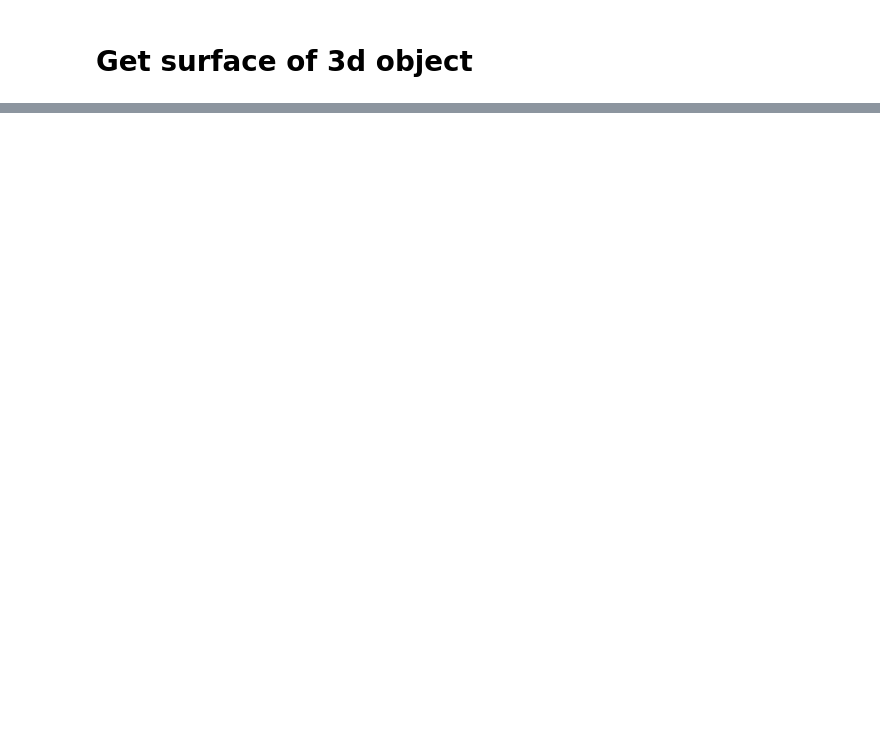
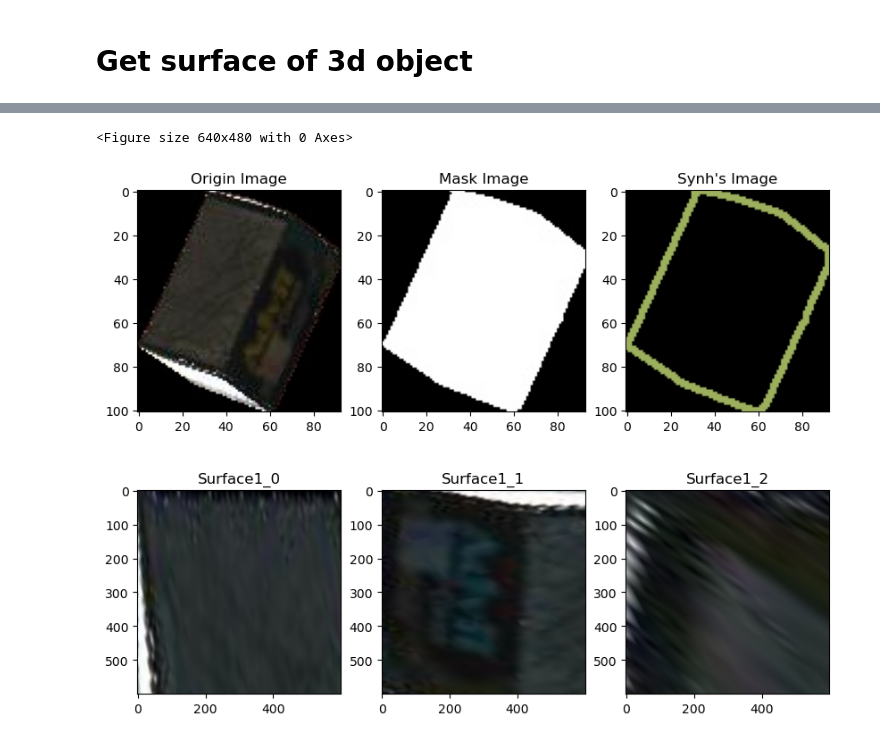
Before and after one commit to hotfur/track4_preprocessing, a Jupyter notebook: getSurface.ipynb, the cells around one changed output, grey strips where cells are left out. Cells and saved outputs as stored; diff of their text form; code cells hidden in the pictures; blank space fills up the shorter version.

```diff
--- a/getSurface.ipynb
+++ b/getSurface.ipynb
@@ -142,8 +148,8 @@ def check_shape(src):
                     flag[i] = 1e9
                     corners_check_shape.append(p)
             color = (rng.randint(0, 256), rng.randint(0, 256), rng.randint(0, 256))
-            for corner in corners_check_shape:
-                cv.circle(drawing, (corner[0], corner[1]), 3, color, -1)
+            # for corner in corners_check_shape:
+            #     cv.circle(drawing, (corner[0], corner[1]), 3, color, -1)
             return corners_check_shape, drawing
     return None
 
@@ -473,0 +606,32 @@ choose region 2
+# %%
+def test_matching(img_name, sample):
+    src_img = cv2.imread('classify/box/seg/'+img_name)
+    img = cv2.imread('classify/box/label/'+img_name)
+
+    plt.set_cmap("gray")
+    plt.figure(figsize = [10, 12])
+    corners = check_shape(img)
+
+    if len(corners[0]) == 6:
+        cut = cut_img_matching(src_img, corners[0], sample)
+        plt.subplot(331); plt.imshow(src_img[:,:,::-1]); plt.title('Origin Image')
+        plt.subplot(332); plt.imshow(img[:,:,::-1]); plt.title('Mask Image')
+        plt.subplot(333); plt.imshow(corners[1][:,:,    ::-1]); plt.title("Synh's Image")
+        plt.subplot(334); plt.imshow(cut[0][:,:]); plt.title('Surface1_0')
+        plt.subplot(335); plt.imshow(cut[1][:,:]); plt.title('Surface1_1')
+        plt.subplot(336); plt.imshow(cut[2][:,:]); plt.title('Surface1_2')
+# %%
+sample = []
+sample.append(cv2.imread('classify/box/seg/00001_1.jpg'))
+sample.append(cv2.imread('classify/box/seg/00001_349.jpg'))
+sample.append(cv2.imread('classify/box/seg/00001_697.jpg'))
+sample.append(cv2.imread('classify/box/seg/00001_1241.jpg'))
+sample.append(cv2.imread('classify/box/seg/00001_2633.jpg'))
+sample.append(cv2.imread('classify/box/seg/00001_2865.jpg'))
+sample.append(cv2.imread('classify/box/seg/00001_10663.jpg'))
+
+name = '00001_37566.jpg'
+test_matching(name, sample)
+# %% [output]
+<Figure size 640x480 with 0 Axes>
+[figure, added]
```
Also changed, not shown: parts of 17 cells of this notebook.
